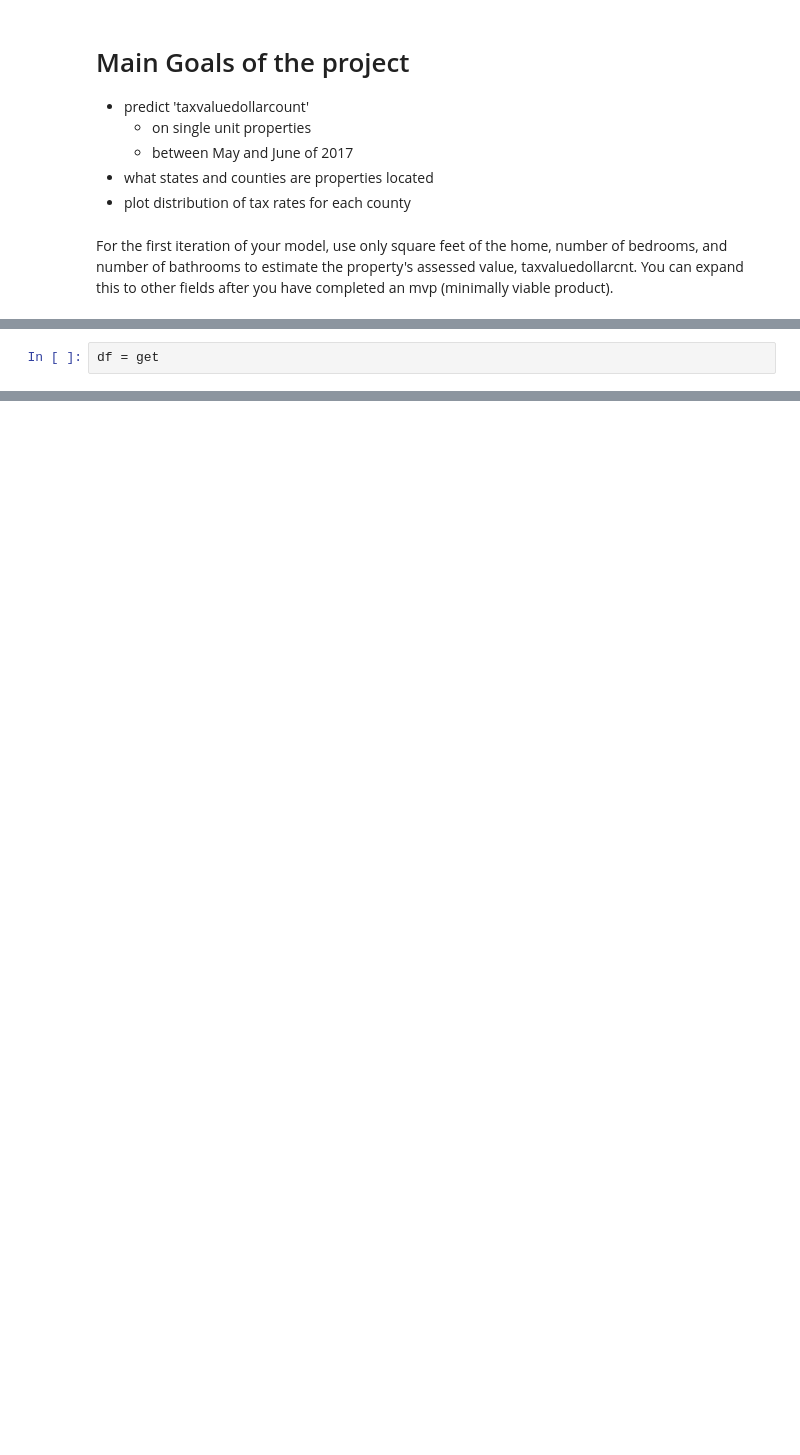
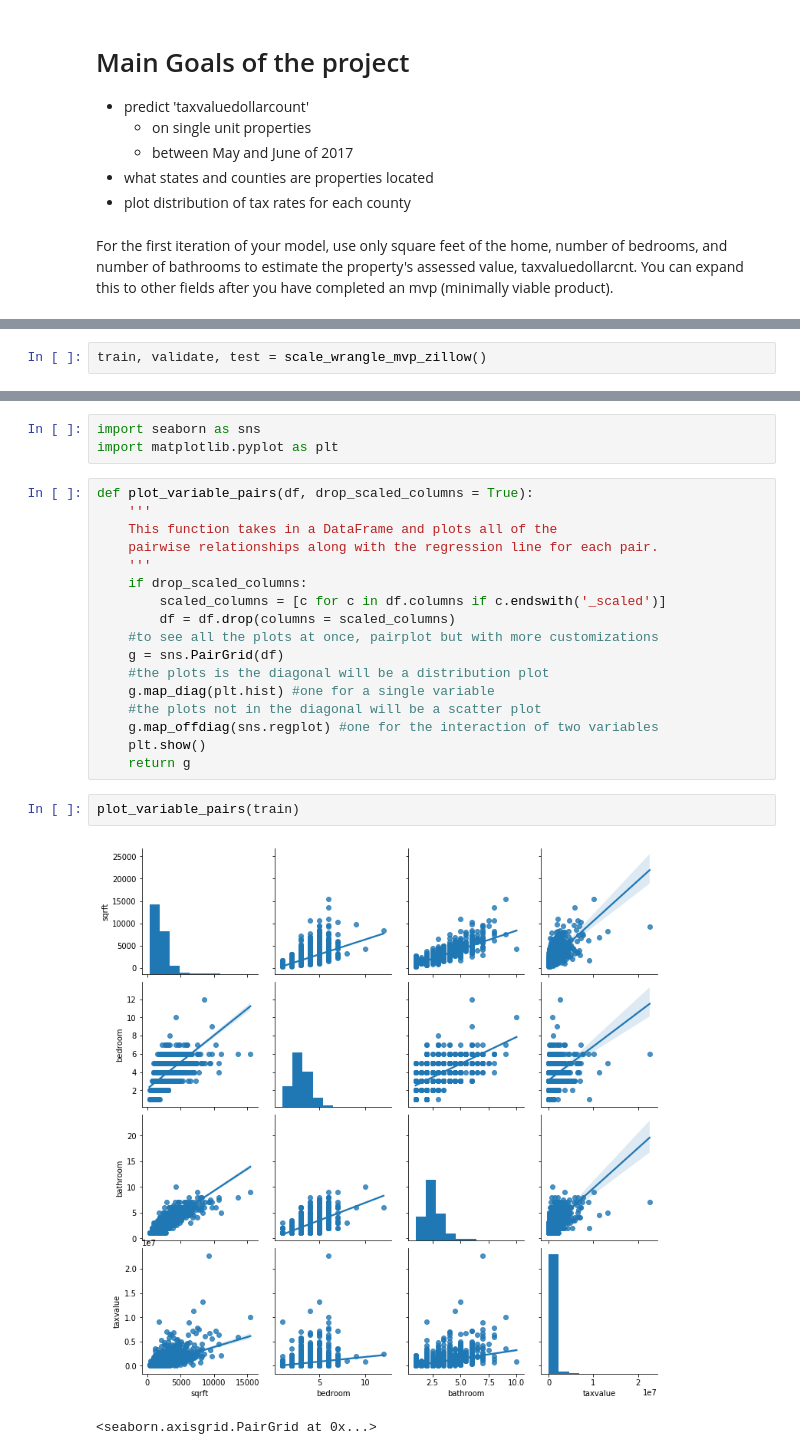
Before and after one commit to ZillowProjectPlaceholder/Zillow-Regression-Project, a Jupyter notebook: noriega_notebook.ipynb, the cells around one changed output, grey strips where cells are left out. Cells and saved outputs as stored; diff of their text form; blank space fills up the shorter version.

Commit message:
adding data exploration

```diff
--- a/noriega_notebook.ipynb
+++ b/noriega_notebook.ipynb
@@ -30,2 +12,0 @@ from acquire import get_zillow_data
-# %%
-df = get
@@ -31,0 +19,2 @@ df = get
+# %%
+train, validate, test = scale_wrangle_mvp_zillow()
@@ -31,0 +67,25 @@ df = get
+# %%
+import seaborn as sns
+import matplotlib.pyplot as plt
+# %%
+def plot_variable_pairs(df, drop_scaled_columns = True):
+    '''
+    This function takes in a DataFrame and plots all of the
+    pairwise relationships along with the regression line for each pair.
+    '''
+    if drop_scaled_columns:
+        scaled_columns = [c for c in df.columns if c.endswith('_scaled')]
+        df = df.drop(columns = scaled_columns)
+    #to see all the plots at once, pairplot but with more customizations
+    g = sns.PairGrid(df)
+    #the plots is the diagonal will be a distribution plot
+    g.map_diag(plt.hist) #one for a single variable
+    #the plots not in the diagonal will be a scatter plot
+    g.map_offdiag(sns.regplot) #one for the interaction of two variables
+    plt.show()
+    return g
+# %%
+plot_variable_pairs(train)
+# %% [output]
+[figure, added]
+<seaborn.axisgrid.PairGrid at 0x...>
```
Also changed, not shown: parts of 12 cells of this notebook.
